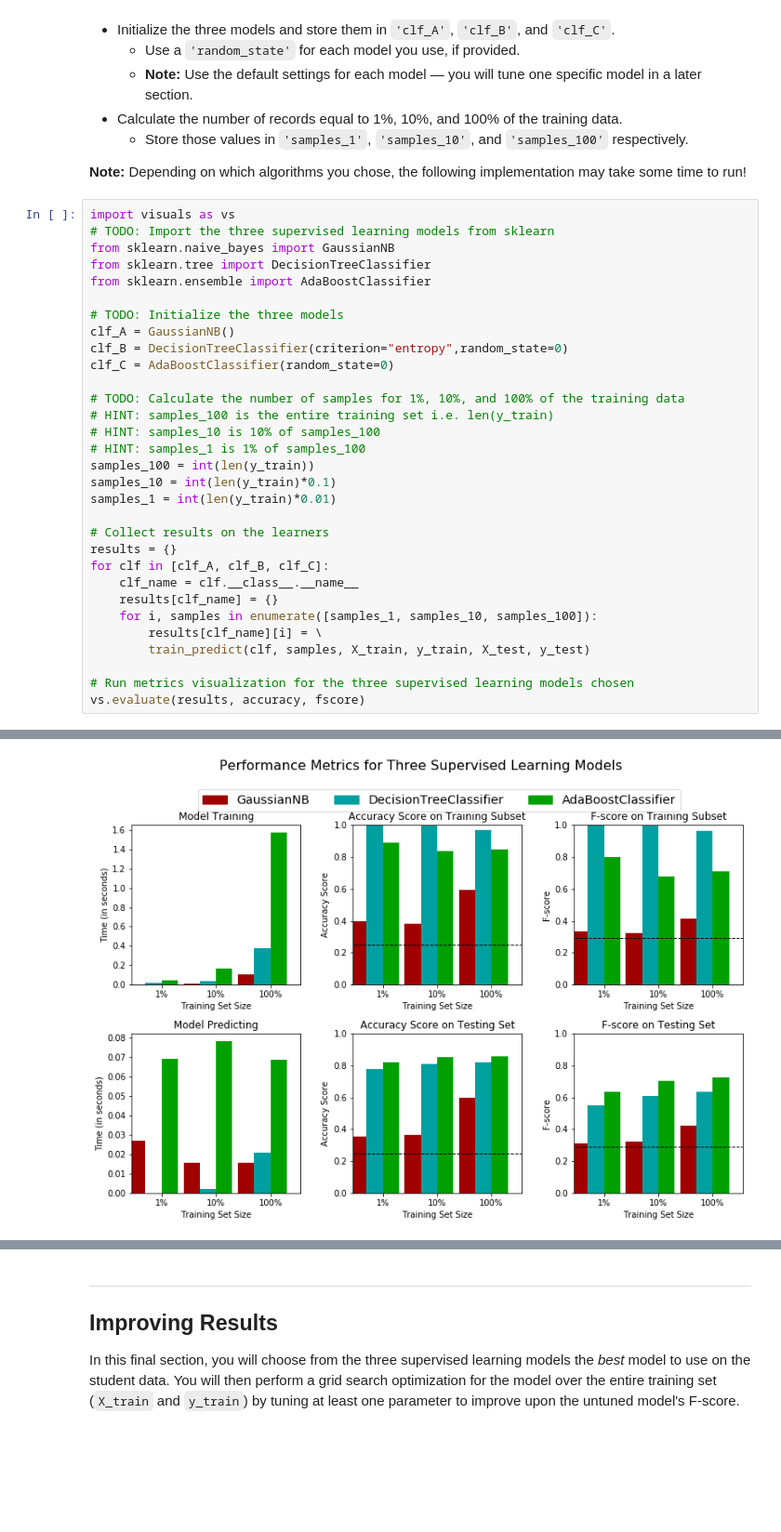
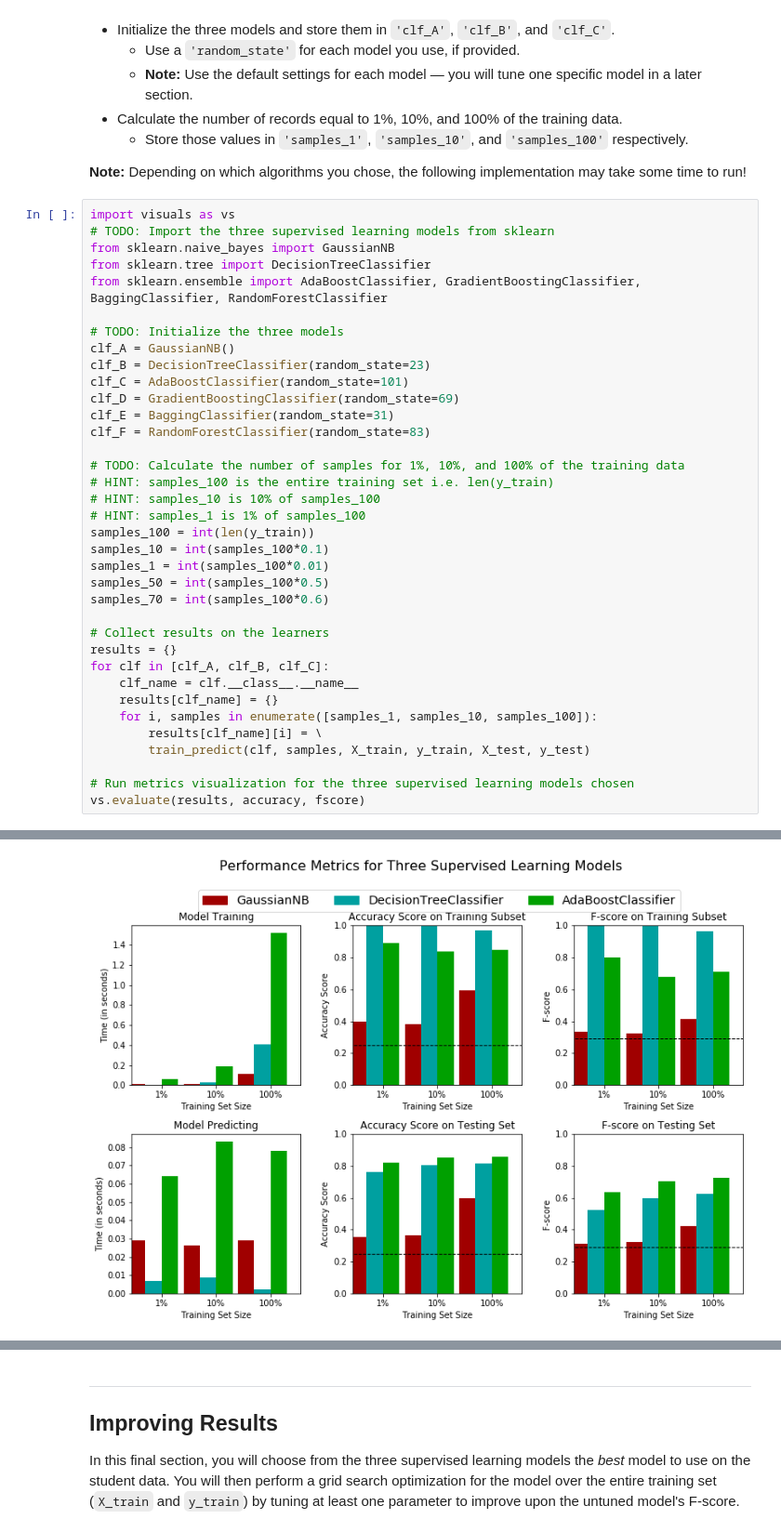
Before and after one commit to Christianivh/machine-learning, a Jupyter notebook: projects/finding_donors/finding_donors.ipynb, the cells around one changed output, grey strips where cells are left out. Shown at 93% size. Saved outputs shown, nothing was run; the diff lists cells and outputs as text; blank space fills up the shorter version.

```diff
--- a/projects/finding_donors/finding_donors.ipynb
+++ b/projects/finding_donors/finding_donors.ipynb
@@ -402,40 +416,45 @@ import visuals as vs
 # TODO: Import the three supervised learning models from sklearn
 from sklearn.naive_bayes import GaussianNB
 from sklearn.tree import DecisionTreeClassifier
-from sklearn.ensemble import AdaBoostClassifier
+from sklearn.ensemble import AdaBoostClassifier, GradientBoostingClassifier, BaggingClassifier, RandomForestClassifier
 
 # TODO: Initialize the three models
 clf_A = GaussianNB()
-clf_B = DecisionTreeClassifier(criterion="entropy",random_state=0)
-clf_C = AdaBoostClassifier(random_state=0)
+clf_B = DecisionTreeClassifier(random_state=23)
+clf_C = AdaBoostClassifier(random_state=101)
+clf_D = GradientBoostingClassifier(random_state=69)
+clf_E = BaggingClassifier(random_state=31)
+clf_F = RandomForestClassifier(random_state=83)
 
 # TODO: Calculate the number of samples for 1%, 10%, and 100% of the training data
 # HINT: samples_100 is the entire training set i.e. len(y_train)
 # HINT: samples_10 is 10% of samples_100
 # HINT: samples_1 is 1% of samples_100
 samples_100 = int(len(y_train))
-samples_10 = int(len(y_train)*0.1)
-samples_1 = int(len(y_train)*0.01)
+samples_10 = int(samples_100*0.1)
+samples_1 = int(samples_100*0.01)
+samples_50 = int(samples_100*0.5)
+samples_70 = int(samples_100*0.6)
 
 # Collect results on the learners
 results = {}
 for clf in [clf_A, clf_B, clf_C]:
     clf_name = clf.__class__.__name__
     results[clf_name] = {}
     for i, samples in enumerate([samples_1, samples_10, samples_100]):
         results[clf_name][i] = \
         train_predict(clf, samples, X_train, y_train, X_test, y_test)
 
 # Run metrics visualization for the three supervised learning models chosen
 vs.evaluate(results, accuracy, fscore)
 # %% [output]
 GaussianNB trained on 361 samples.
 GaussianNB trained on 3617 samples.
 GaussianNB trained on 36177 samples.
 DecisionTreeClassifier trained on 361 samples.
 DecisionTreeClassifier trained on 3617 samples.
 DecisionTreeClassifier trained on 36177 samples.
 AdaBoostClassifier trained on 361 samples.
 AdaBoostClassifier trained on 3617 samples.
 AdaBoostClassifier trained on 36177 samples.
-[figure, old version]
+[figure, new version]
```
Also changed, not shown: parts of 9 cells of this notebook.
